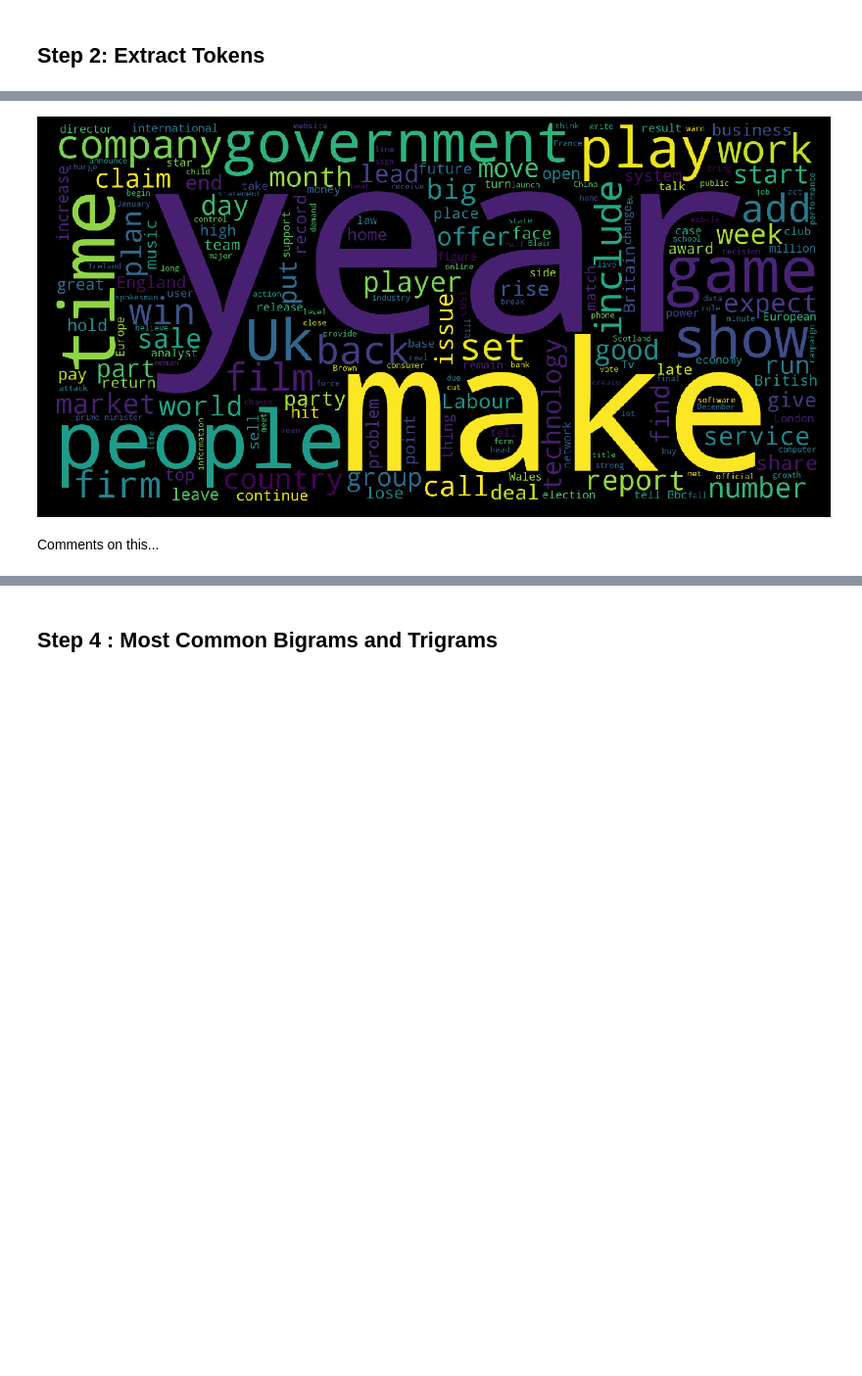
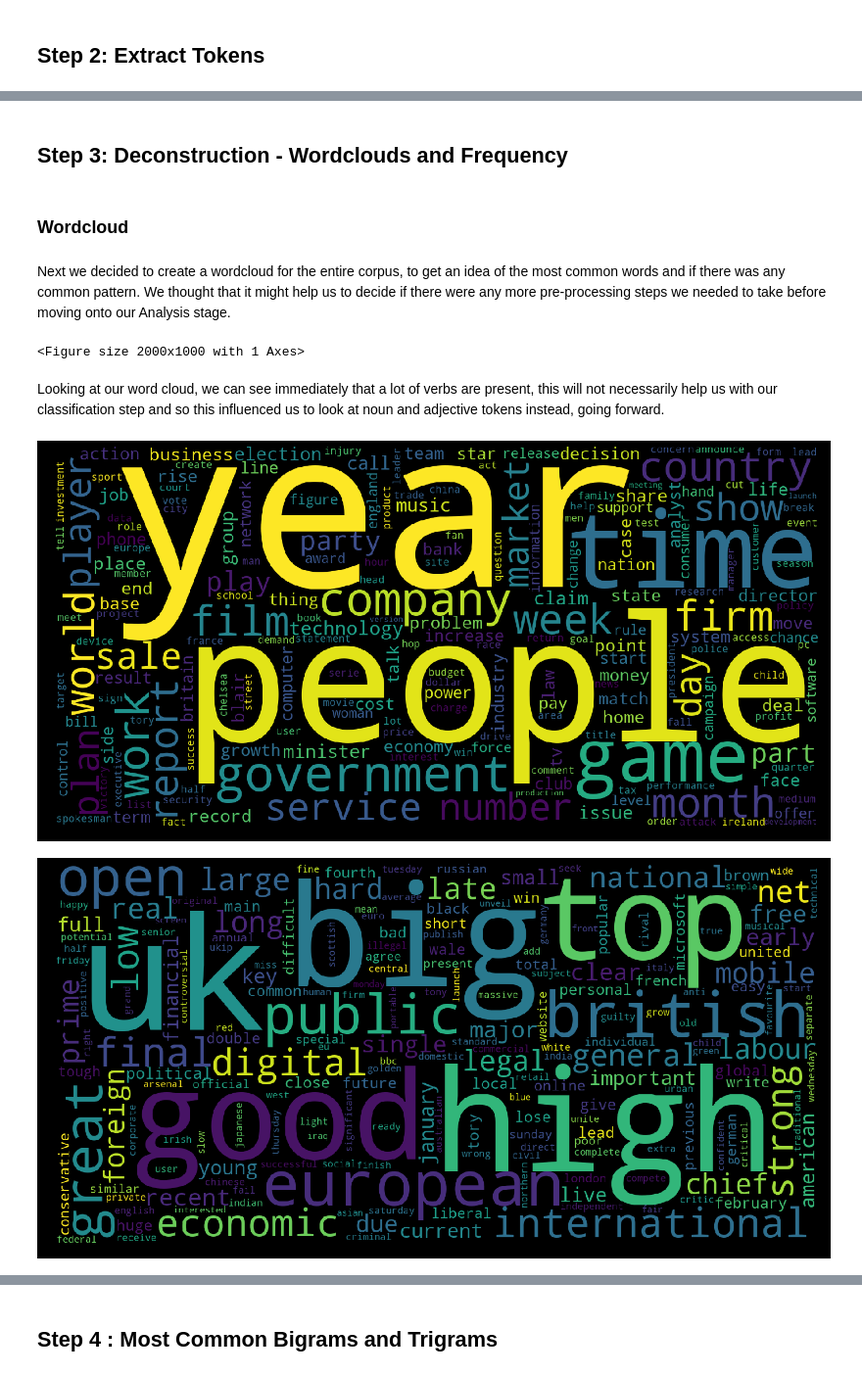
Before and after one commit to L-brierton/Text-Analytics-College-Project, a Jupyter notebook: Homework 2.ipynb, the cells around one changed output, grey strips where cells are left out. Shown at 98% size. Cells and saved outputs as stored; diff of their text form; code cells hidden in the pictures; blank space fills up the shorter version.

```diff
--- a/Homework 2.ipynb
+++ b/Homework 2.ipynb
@@ -154,3 +198,9 @@ Comments on this...
+# %% [markdown]
+## Step 3: Deconstruction - Wordclouds and Frequency
+# %% [markdown]
+### Wordcloud
+# %% [markdown]
+Next we decided to create a wordcloud for the entire corpus, to get an idea of the most common words and if there was any common pattern. We thought that it might help us to decide if there were any more pre-processing steps we needed to take before moving onto our Analysis stage.
 # %%
 ## Wordcloud function
 def wordcloudplot(tokens, name):
@@ -180,7 +224,17 @@ for index, row in df_handle.iterrows():
 # %%
+joined_tokens = [token for document in df_handle["Tokens"] for token in document]
+
 #saves wordcloud of all tokens as file. Please note, this word cloud is for all tokens not just noun tokens
-wordcloudplot(all_tokens, 'img_wordcloud.png')
+wordcloudplot(joined_tokens, 'img_wordcloud1.png')
 # %% [output]
-[figure, removed]
+<Figure size 2000x1000 with 1 Axes>
-# %% [markdown]
-Comments on this...
+# %% [markdown]
+Looking at our word cloud, we can see immediately that a lot of verbs are present, this will not necessarily help us with our classification step and so this influenced us to look at noun and adjective tokens instead, going forward.
+# %%
+noun_tokens = [token for document in df_handle["noun_tokens"] for token in document]
+adjective_tokens = [token for document in df_handle["adjective_tokens"] for token in document]
+wordcloudplot(noun_tokens, 'img_wordcloud2.png')
+wordcloudplot(adjective_tokens, 'img_wordcloud3.png')
+# %% [output]
+[figure, added]
+[figure, added]
```
Also changed, not shown: parts of 30 cells of this notebook.
